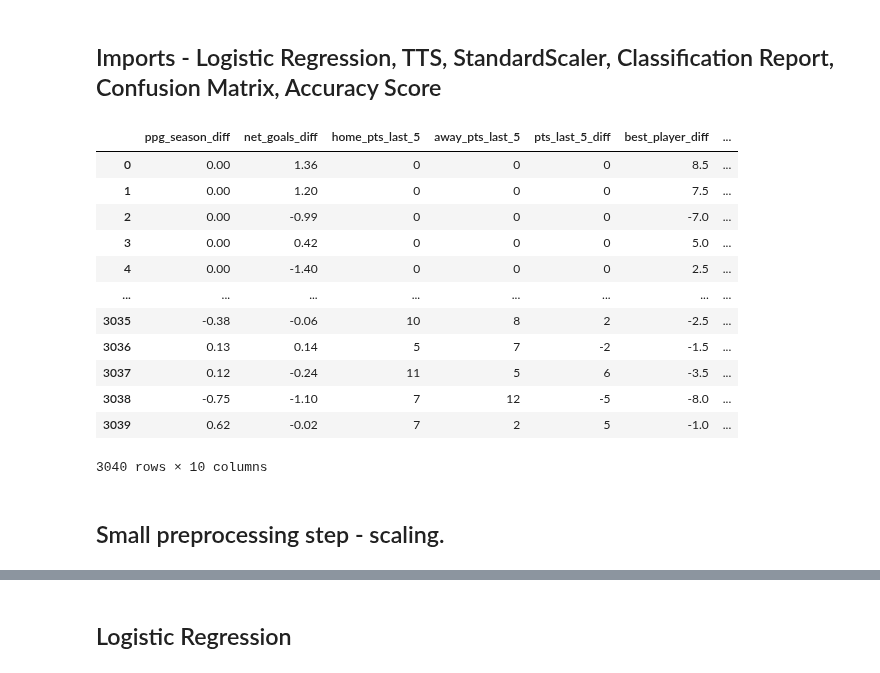
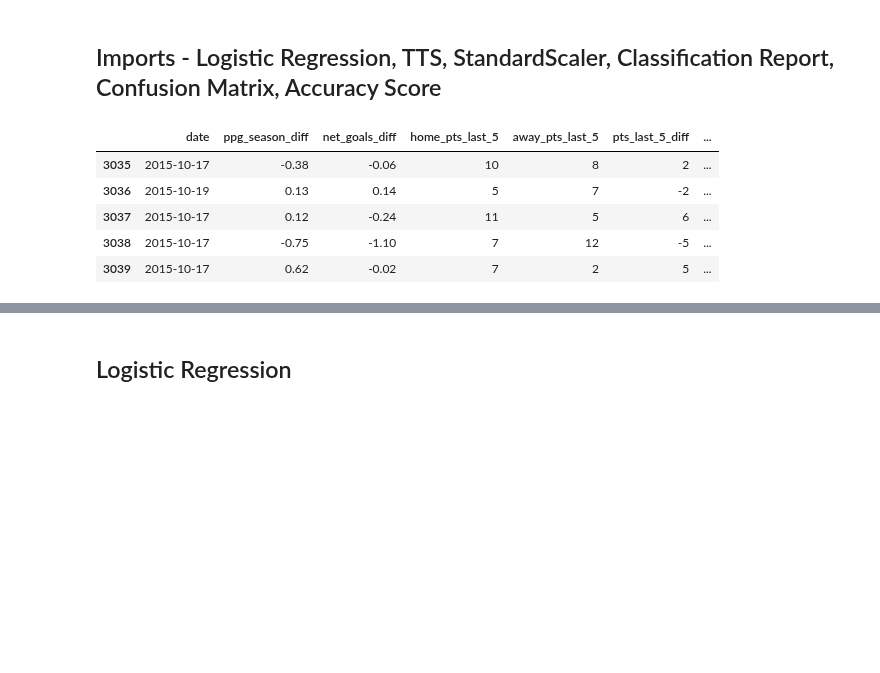
Before and after one commit to tjjdoherty/football-project-mvp, a Jupyter notebook: logistic_reg_prem.ipynb, the cells around one changed output, grey strips where cells are left out. Cells and saved outputs as stored; diff of their text form; code cells hidden in the pictures; blank space fills up the shorter version.

```diff
--- a/logistic_reg_prem.ipynb
+++ b/logistic_reg_prem.ipynb
@@ -14,22 +14,13 @@ from sklearn.preprocessing import StandardScaler
 from sklearn.metrics import classification_report, confusion_matrix, accuracy_score, ConfusionMatrixDisplay
 import matplotlib.pyplot as plt
 
-df = pd.read_csv('/Users/thomasdoherty/Desktop/football-project/football-project-mvp/manual_run_prem_v2.csv')
+df = pd.read_csv('/Users/thomasdoherty/Desktop/football-project/football-project-mvp/manual_run_prem_v2.5.csv')
 # %%
-df
+df.tail()
 # %% [output]
-|  | ppg_season_diff | net_goals_diff | home_pts_last_5 | away_pts_last_5 | pts_last_5_diff | best_player_diff | ... |
-| 0 | 0.00 | 1.36 | 0 | 0 | 0 | 8.5 | ... |
-| 1 | 0.00 | 1.20 | 0 | 0 | 0 | 7.5 | ... |
-| 2 | 0.00 | -0.99 | 0 | 0 | 0 | -7.0 | ... |
-| 3 | 0.00 | 0.42 | 0 | 0 | 0 | 5.0 | ... |
-| 4 | 0.00 | -1.40 | 0 | 0 | 0 | 2.5 | ... |
-| ... | ... | ... | ... | ... | ... | ... | ... |
-| 3035 | -0.38 | -0.06 | 10 | 8 | 2 | -2.5 | ... |
-| 3036 | 0.13 | 0.14 | 5 | 7 | -2 | -1.5 | ... |
-| 3037 | 0.12 | -0.24 | 11 | 5 | 6 | -3.5 | ... |
-| 3038 | -0.75 | -1.10 | 7 | 12 | -5 | -8.0 | ... |
-| 3039 | 0.62 | -0.02 | 7 | 2 | 5 | -1.0 | ... |
+|  | date | ppg_season_diff | net_goals_diff | home_pts_last_5 | away_pts_last_5 | pts_last_5_diff | ... |
+| 3035 | 2015-10-17 | -0.38 | -0.06 | 10 | 8 | 2 | ... |
+| 3036 | 2015-10-19 | 0.13 | 0.14 | 5 | 7 | -2 | ... |
+| 3037 | 2015-10-17 | 0.12 | -0.24 | 11 | 5 | 6 | ... |
+| 3038 | 2015-10-17 | -0.75 | -1.10 | 7 | 12 | -5 | ... |
+| 3039 | 2015-10-17 | 0.62 | -0.02 | 7 | 2 | 5 | ... |
-3040 rows × 10 columns
-# %% [markdown]
-## Small preprocessing step - scaling.
```
Also changed, not shown: parts of 22 cells of this notebook, 4 other files.
